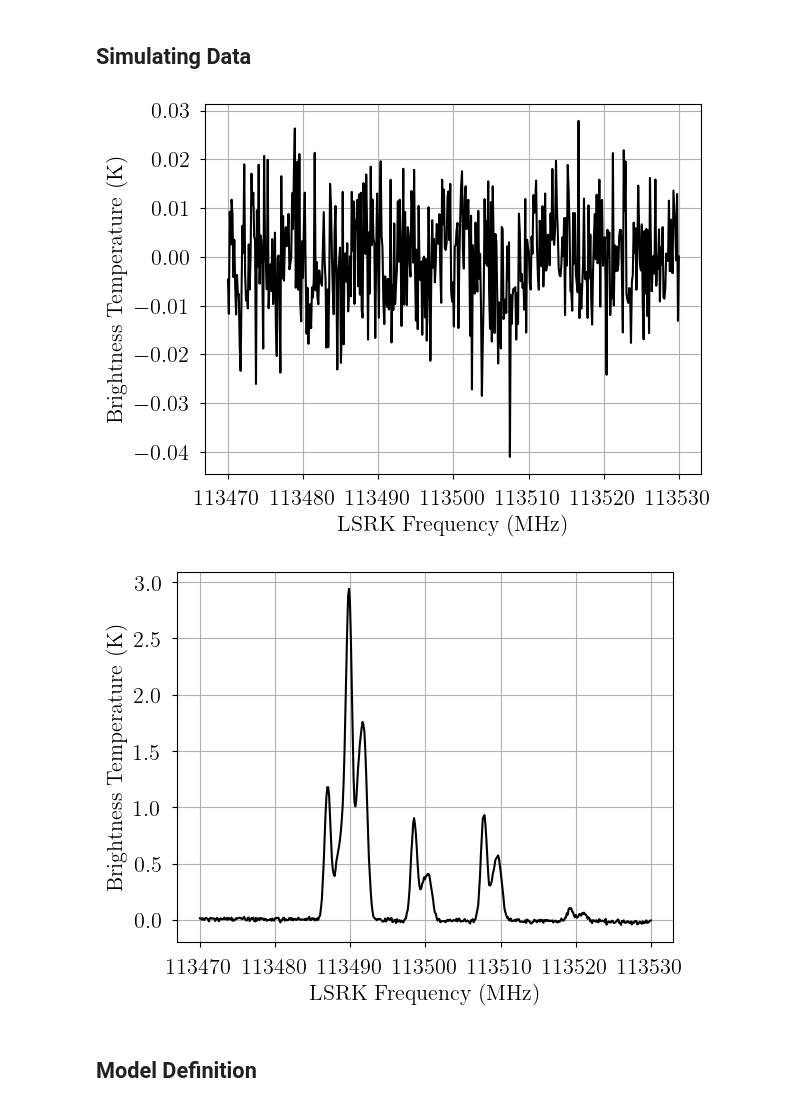
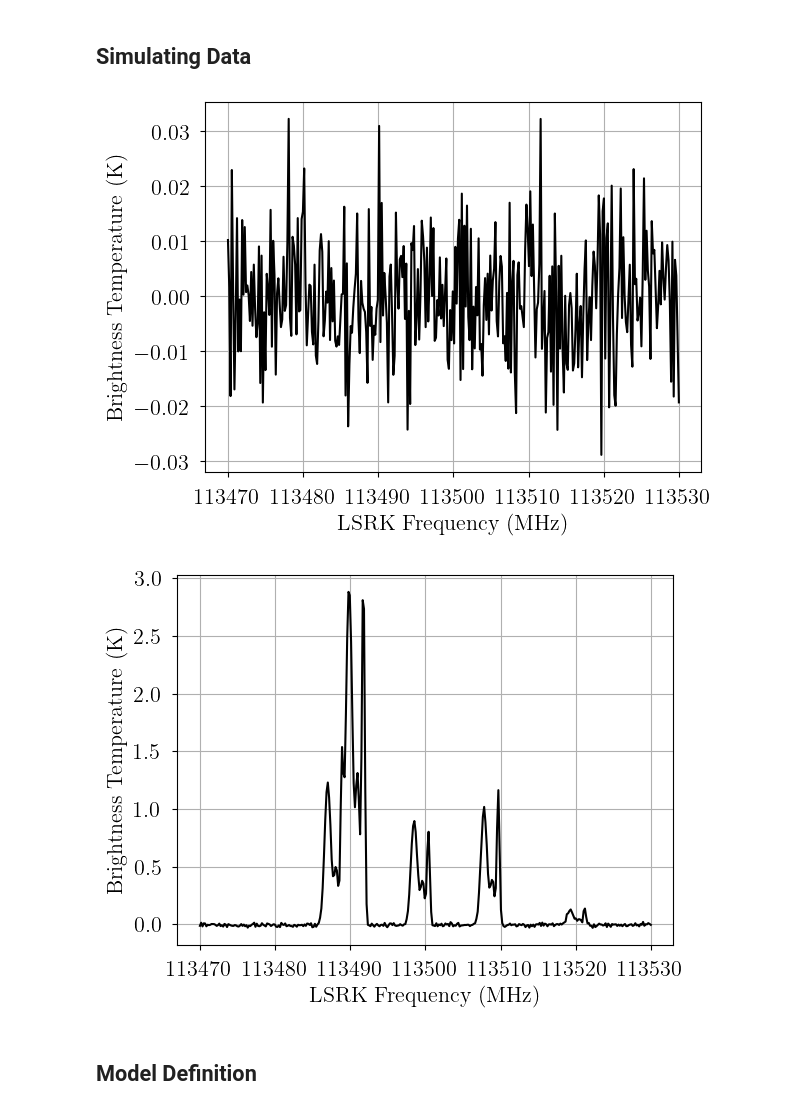
Before and after one commit to tvwenger/bayes_cn_hfs, a Jupyter notebook: docs/source/notebooks/hfs_anomaly_model.ipynb, the cells around one changed output. Drawn from its saved outputs; the diff is of its cells as text; code cells hidden in the pictures.

```diff
--- a/docs/source/notebooks/hfs_anomaly_model.ipynb
+++ b/docs/source/notebooks/hfs_anomaly_model.ipynb
@@ -48,40 +51,41 @@ mol_data_12CN = get_molecule_data(
 # %%
 from bayes_spec import SpecData
 
 # spectral axis definition
-freq_axis = np.linspace(113470.0, 113530.0, 500) # MHz
+freq_axis = np.linspace(113470.0, 113530.0, 350) # MHz
 
 # data noise can either be a scalar (assumed constant noise across the spectrum)
 # or an array of the same length as the data
 noise = 0.01 # K
 
 # brightness data. In this case, we just throw in some random data for now
 # since we are only doing this in order to simulate some actual data.
 brightness_data = noise * np.random.randn(len(freq_axis)) # K
 
 # HFSModel only expects a single observation named "observation"
 observation = SpecData(
     freq_axis,
     brightness_data,
     noise,
     xlabel=r"LSRK Frequency (MHz)",
     ylabel="Brightness Temperature (K)",
 )
 dummy_data = {"observation": observation}
 
 # Plot the dummy data
 plt.plot(dummy_data["observation"].spectral, dummy_data["observation"].brightness, 'k-')
 plt.xlabel(dummy_data["observation"].xlabel)
 _ = plt.ylabel(dummy_data["observation"].ylabel)
 # %% [output]
-[figure, old version]
+[figure, new version]
 # %%
 from bayes_cn_hfs import HFSAnomalyModel
 
 # Initialize and define the model
 n_clouds = 3
-baseline_degree = 2
+baseline_degree = 0
 model = HFSAnomalyModel(
+    weight_12CN,
     dummy_data,
     mol_data=mol_data_12CN,
     bg_temp = 2.7, # assumed background temperature (K)
@@ -91,30 +95,39 @@ model = HFSAnomalyModel(
     verbose=True
 )
 model.add_priors(
-    prior_log10_N = [14.0, 0.2], # mean and width of log10(N) prior (cm-2)
+    prior_log10_N = [14.0, 1.0], # mean and width of log10(N) prior (cm-2)
     prior_log10_tex = [1.0, 0.1], # mean and width of log10(Tex) prior (K)
-    prior_fwhm = 1.0, # width of FWHM prior (km/s)
-    prior_velocity = [0.0, 5.0], # mean and width of velocity prior (km/s)
-    prior_rms = 0.1, # width of spectral rms prior (K)
-    prior_tex_anomaly = 1.0, # width of the hyperfine anomaly prior (K)
+    prior_log10_depth = [0.0, 0.25], # mean and width of log10(depth) prior (pc)
+    prior_log10_Tkin = [2.0, 1.0], # mean and width of log10(Tkin) prior (K)
+    prior_velocity = [0.0, 10.0], # mean and width of velocity prior (km/s)
+    prior_log10_nth_fwhm_1pc = [0.2, 0.1], # mean and width of non-thermal FWHM at 1 pc prior (km/s)
+    prior_depth_nth_fwhm_power = [0.4, 0.1], # mean and width of non-thermal FWHM vs. depth power prior
+    prior_log10_tex_anomaly = 0.1, # width of log10(Tex) anomaly prior (K)
+    prior_baseline_coeffs = [1.0], # width of normalized polynomial baseline coeffs
+    ordered = False, # do not assume optically-thin
 )
 model.add_likelihood()
 
-tex_anomaly = np.ones((len(mol_data_12CN['freq']), n_clouds))
+log10_tex = np.array([1.0, 1.2, 1.1])
+log10_tex_comp = np.ones((len(mol_data_12CN['freq']), n_clouds))
 for i, freq in enumerate(mol_data_12CN['freq']):
     if freq == 113499.643:
-        tex_anomaly[i] = np.array([-5.0, -4.0, -3.0])
-    if freq == 113508.934:
-        tex_anomaly[i] = np.array([5.0, 4.0, 3.0])
+        log10_tex_comp[i] = np.array([0.75, 1.0, 0.95])
+    elif freq == 113508.934:
+        log10_tex_comp[i] = np.array([1.25, 1.25, 1.25])
+    else:
+        log10_tex_comp[i] = log10_tex
 
 sim_brightness = model.model.observation.eval({
     "log10_N": [14.0, 13.5, 14.2],
-    "log10_tex": [1.0, 1.2, 1.1],
-    "fwhm": [3.0, 2.0, 2.5],
+    #"log10_tex": log10_tex,
+    "log10_depth": [-0.5, 0.0, 0.5],
+    "log10_Tkin": [2.0, 2.0, 1.5],
     "velocity": [-2.0, 0.0, 3.0],
-    "rms_observation": noise,
-    "tex_anomaly": tex_anomaly,
-    "baseline_observation_norm": [-0.5, -3.0, 2.0], # normalized baseline coefficients
+    "log10_nth_fwhm_1pc": 0.2,
+    "depth_nth_fwhm_power": 0.4,
+    "log10_tex_comp": log10_tex_comp,
+    "baseline_observation_norm": [-0.5], # normalized baseline coefficients
 })
 
 # Plot the simulated data
@@ -122,7 +135,7 @@ plt.plot(dummy_data["observation"].spectral, sim_brightness, 'k-')
 plt.xlabel(dummy_data["observation"].xlabel)
 _ = plt.ylabel(dummy_data["observation"].ylabel)
 # %% [output]
-[figure, old version]
+[figure, new version]
 # %%
 # Now we pack the simulated spectrum into a new SpecData instance
 observation = SpecData(
```
Also changed, not shown: parts of 17 cells of this notebook, 27 other files.
